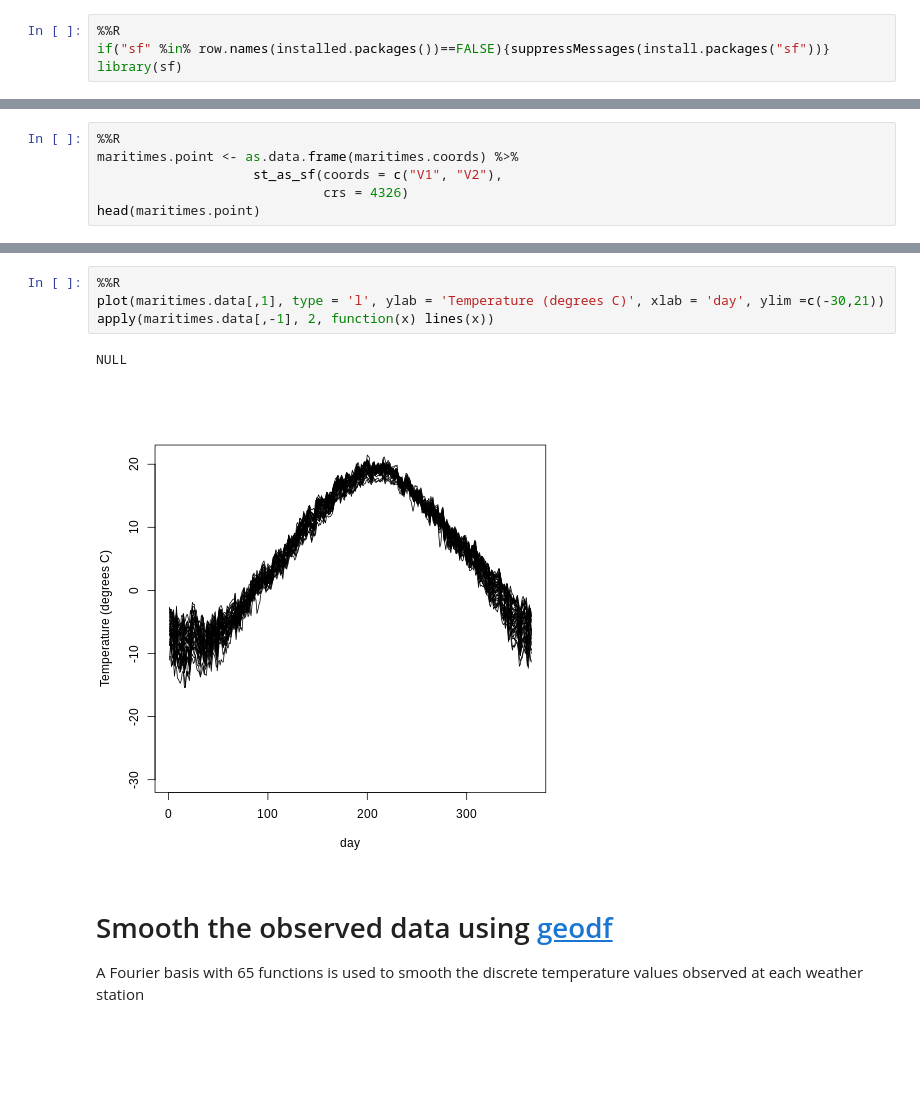
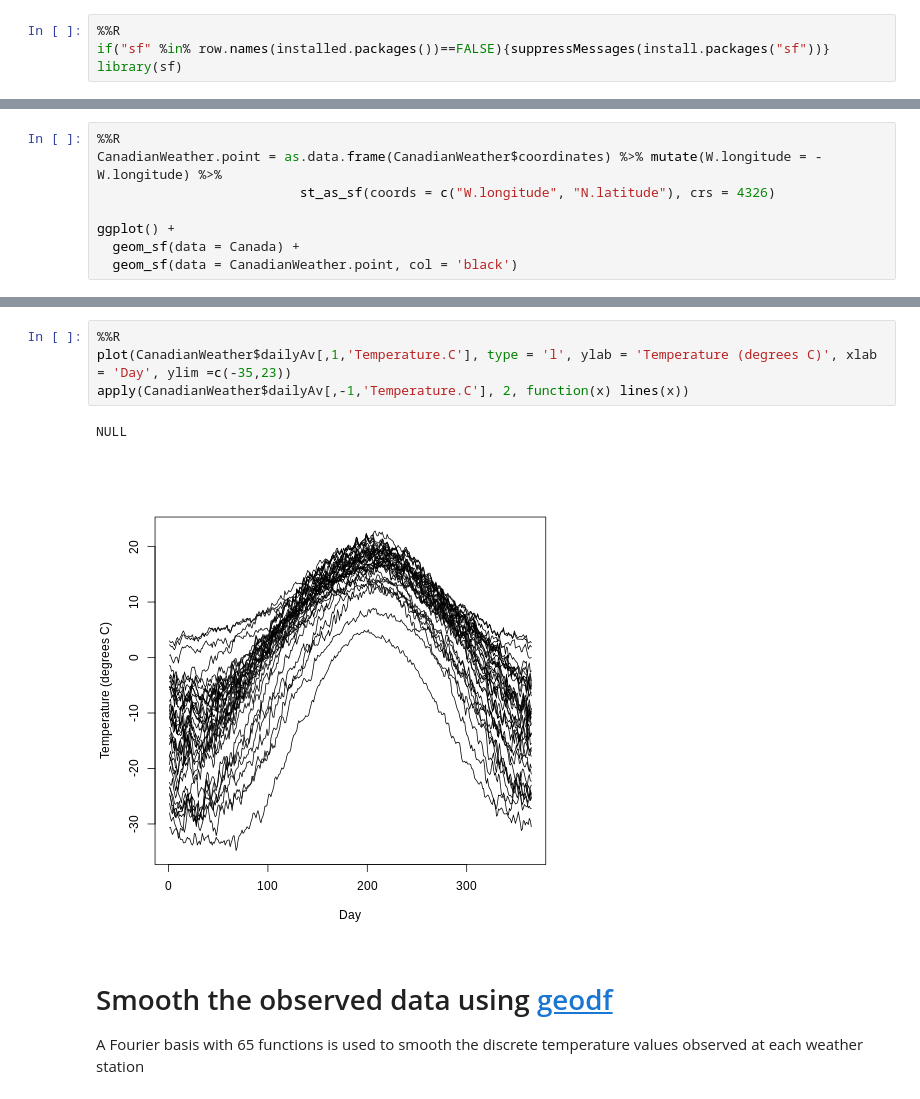
Before and after one commit to jofmorenore/Spatial_Clustering, a Jupyter notebook: Hierarchical_clustering_of_spatially_correlated_fd.ipynb, the cells around one changed output, grey strips where cells are left out. Saved outputs shown, nothing was run; the diff lists cells and outputs as text; blank space fills up the shorter version.

```diff
--- a/Hierarchical_clustering_of_spatially_correlated_fd.ipynb
+++ b/Hierarchical_clustering_of_spatially_correlated_fd.ipynb
@@ -107,7 +101,9 @@ Classes ‘sf’ and 'data.frame':  13 obs. of  13 variables:
 # %%
 %%R
-maritimes.point <- as.data.frame(maritimes.coords) %>%
-                    st_as_sf(coords = c("V1", "V2"),
-                             crs = 4326)
-head(maritimes.point)
+CanadianWeather.point = as.data.frame(CanadianWeather$coordinates) %>% mutate(W.longitude = - W.longitude) %>%
+                          st_as_sf(coords = c("W.longitude", "N.latitude"), crs = 4326)
+
+ggplot() +
+  geom_sf(data = Canada) +
+  geom_sf(data = CanadianWeather.point, col = 'black')
 # %% [output]
@@ -134,10 +111,10 @@ ggplot() +
 # %%
 %%R
-plot(maritimes.data[,1], type = 'l', ylab = 'Temperature (degrees C)', xlab = 'day', ylim =c(-30,21))
-apply(maritimes.data[,-1], 2, function(x) lines(x))
+plot(CanadianWeather$dailyAv[,1,'Temperature.C'], type = 'l', ylab = 'Temperature (degrees C)', xlab = 'Day', ylim =c(-35,23))
+apply(CanadianWeather$dailyAv[,-1,'Temperature.C'], 2, function(x) lines(x))
 # %% [output]
 NULL
-[figure, old version]
+[figure, new version]
 # %% [markdown]
 # Smooth the observed data using [geodf](https://cran.r-project.org/web/packages/geofd/geofd.pdf)
 
```
Also changed, not shown: parts of 36 cells of this notebook.
